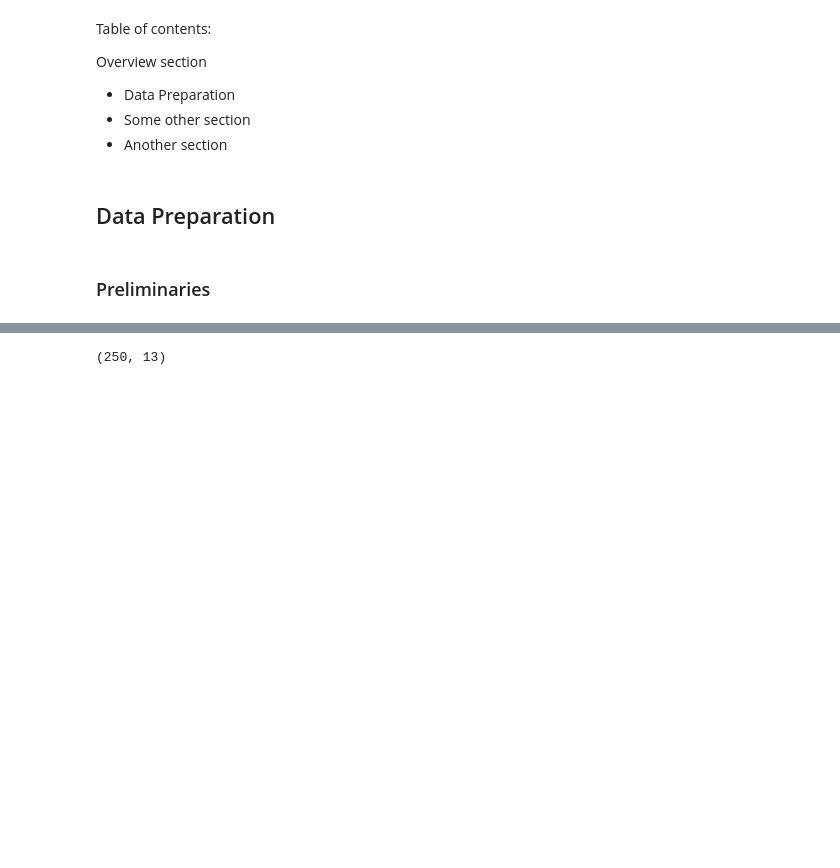
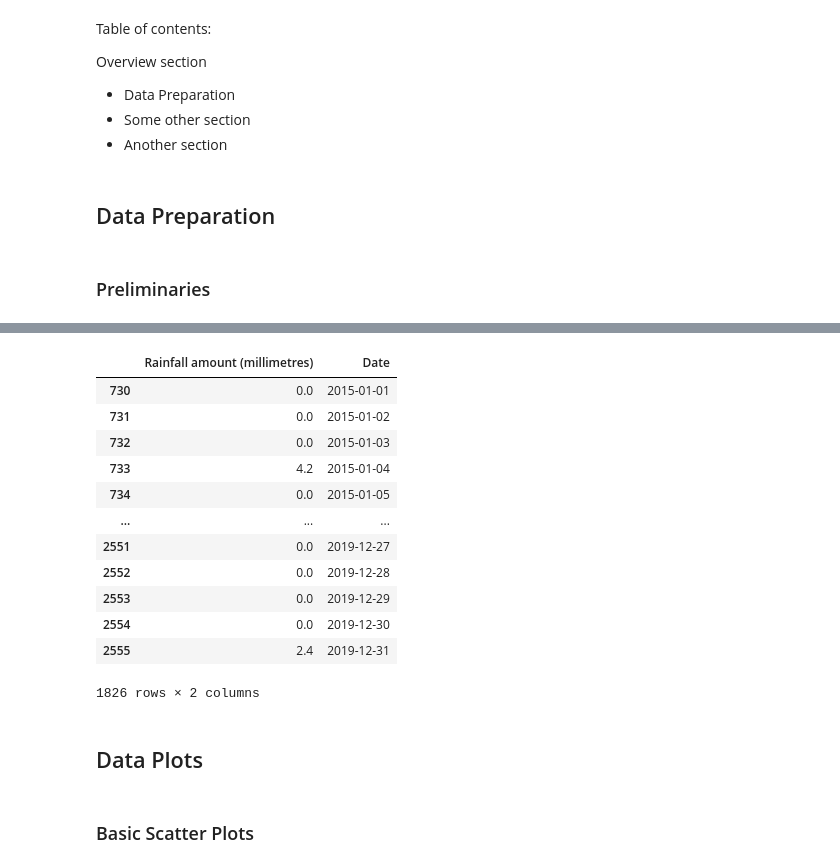
Before and after one commit to floeck/f1-weather-analysis, a Jupyter notebook: major-project.ipynb, the cells around one changed output, grey strips where cells are left out. Cells and saved outputs as stored; diff of their text form; code cells hidden in the pictures; blank space fills up the shorter version.

```diff
--- a/major-project.ipynb
+++ b/major-project.ipynb
@@ -69,6 +78,22 @@ data
-# %%
-data.shape
-# %% [output]
-(250, 13)
+# %%
+weatherData
+# %% [output]
+|  | Rainfall amount (millimetres) | Date |
+| 730 | 0.0 | 2015-01-01 |
+| 731 | 0.0 | 2015-01-02 |
+| 732 | 0.0 | 2015-01-03 |
+| 733 | 4.2 | 2015-01-04 |
+| 734 | 0.0 | 2015-01-05 |
+| ... | ... | ... |
+| 2551 | 0.0 | 2019-12-27 |
+| 2552 | 0.0 | 2019-12-28 |
+| 2553 | 0.0 | 2019-12-29 |
+| 2554 | 0.0 | 2019-12-30 |
+| 2555 | 2.4 | 2019-12-31 |
+1826 rows × 2 columns
+# %% [markdown]
+## Data Plots
+# %% [markdown]
+### Basic Scatter Plots
 # %%
 # create scatterplot
```
Also changed, not shown: parts of 5 cells of this notebook, 22 other files.
